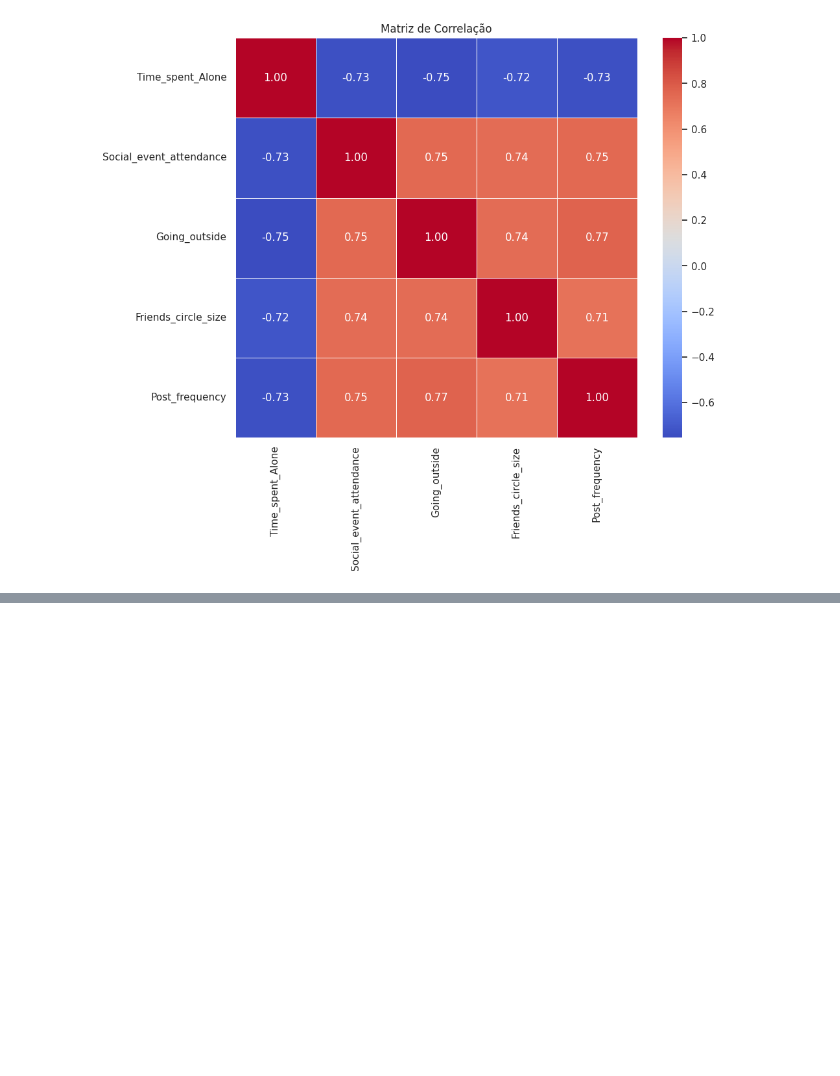
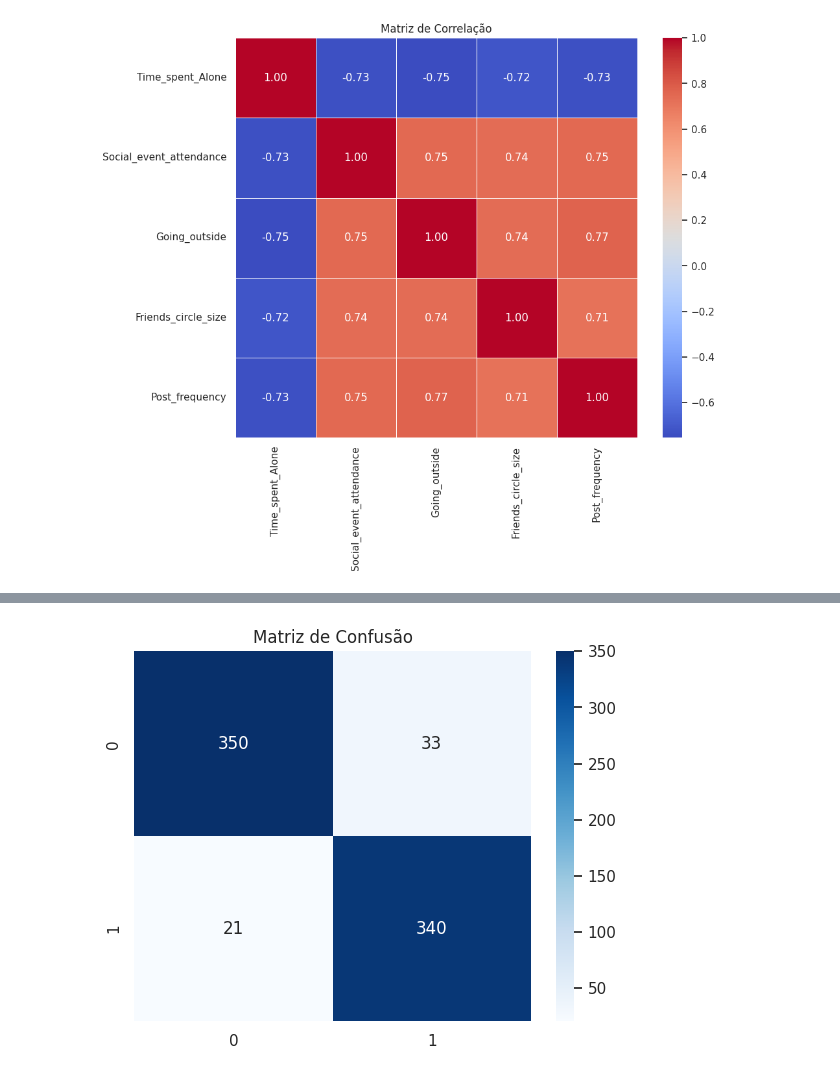
Before and after one commit to netinhojunnior/meu_portfolio, a Jupyter notebook: Projeto07_Personalidade.ipynb, the cells around one changed output, grey strips where cells are left out. Drawn from its saved outputs; the diff is of its cells as text; code cells hidden in the pictures; blank space fills up the shorter version.

```diff
--- a/Projeto07_Personalidade.ipynb
+++ b/Projeto07_Personalidade.ipynb
@@ -324,0 +441,8 @@ plt.show()
+# %%
+# Dividindo os dados em treino e teste
+
+x_treino, x_teste, y_treino, y_teste = train_test_split(previsores,
+                                                        classe,
+                                                        test_size = 0.3,
+                                                        random_state = 0,
+                                                        stratify = classe)
@@ -324,0 +481,10 @@ plt.show()
+# %%
+# Instanciando modelo
+
+modelo = RandomForestClassifier(n_estimators = 100,
+                                random_state = 0,
+                                n_jobs=-1)
+# %%
+# Treinando o modelo
+
+modelo.fit(x_treino, y_treino)
@@ -324,0 +493,4 @@ plt.show()
+# %%
+# Realizando previsões
+
+y_pred = modelo.predict(x_teste)
@@ -324,0 +516,13 @@ plt.show()
+# %%
+# Matriz de Confusão gráfica
+
+sns.heatmap(confusion_matrix(y_teste, y_pred),
+            annot = True,
+            fmt = 'd',
+            cmap = 'Blues')
+
+plt.title('Matriz de Confusão')
+
+plt.show;
+# %% [output]
+[figure, added]
```
Also changed, not shown: parts of 40 cells of this notebook.
